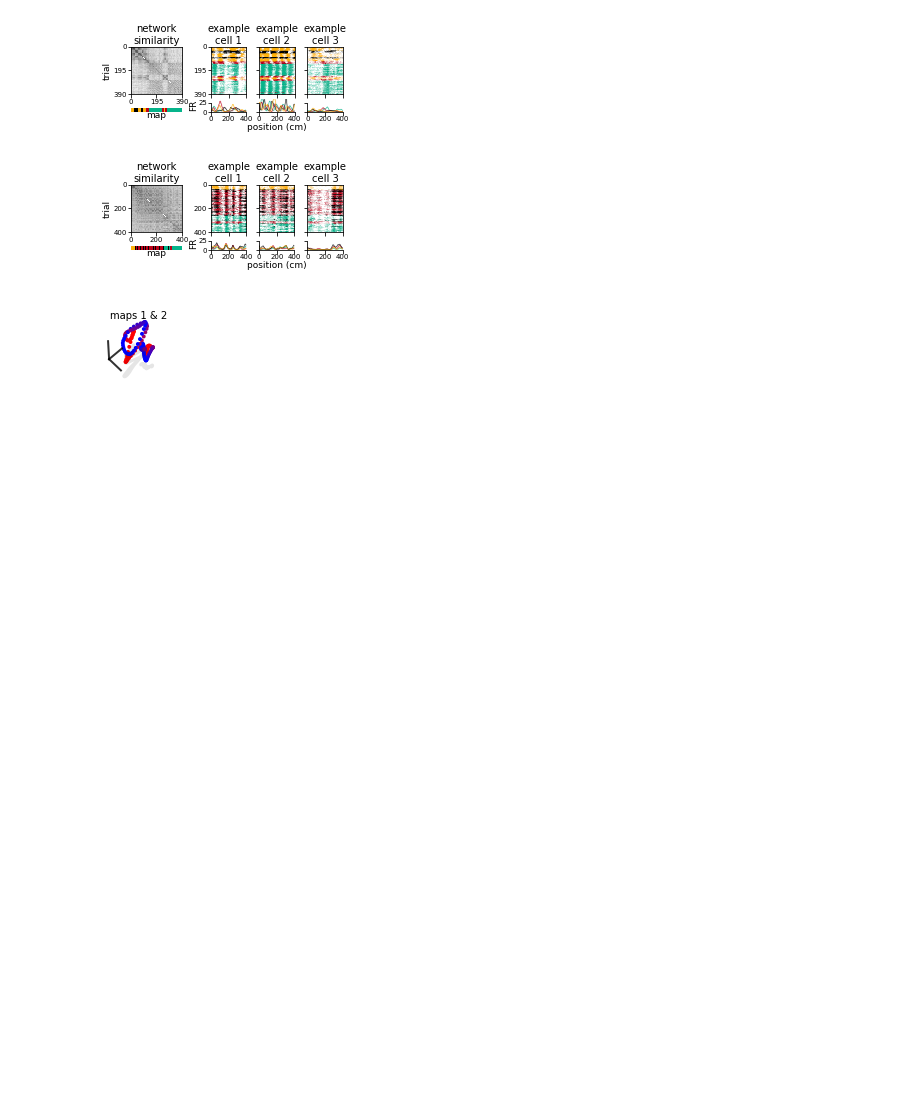
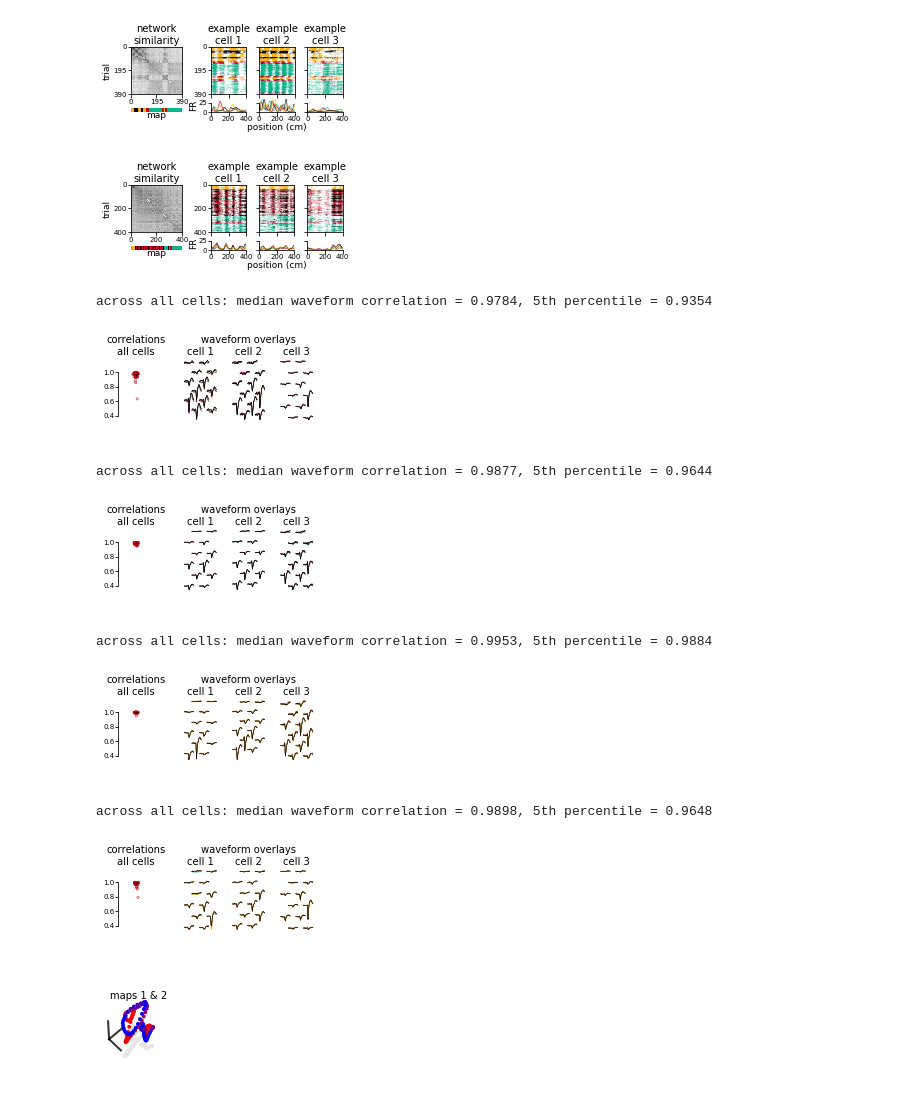
Before and after one commit to ahwillia/rnn_remapping_paper, a Jupyter notebook: fig6_multimap_neural/supp_fig_multimap_neural.ipynb, the cells around one changed output. Saved outputs shown, nothing was run; the diff lists cells and outputs as text; code cells hidden in the pictures; blank space fills up the shorter version.

Commit message:
waveform overlay fig panels

```diff
--- a/fig6_multimap_neural/supp_fig_multimap_neural.ipynb
+++ b/fig6_multimap_neural/supp_fig_multimap_neural.ipynb
@@ -17,7 +17,7 @@ import fig6_plots
 import supp_fig3_plots as supp_plots
 # %%
 # file paths
-data_folder = f"../data/neural_data/"
+data_folder = f"../data/neural_data/multi_map/"
 save_folder = f"../figures/supp_multimap_neural_plots/"
 if os.path.isdir(save_folder):
     print('save folder exists')
@@ -136,6 +140,27 @@ for i, session_ID in enumerate(session_IDs):
 [figure]
 [figure]
 [figure]
+# %%
+''' waveform correlations and overlays for example cells '''
+for i, session_ID in enumerate(session_IDs):
+    #data params
+    d = data[session_ID]
+    c_id = ex_cells[i]
+
+    # make figure
+    f, gs = supp_plots.plot_b(d=d, cell_ID=c_id, session_idx=i)
+    f.savefig(f'{save_folder}{session_ID}_waveforms.png',
+              dpi=600, bbox_inches='tight')
+    plt.show()
+# %% [output]
+across all cells: median waveform correlation = 0.9784, 5th percentile = 0.9354
+[figure, added]
+across all cells: median waveform correlation = 0.9877, 5th percentile = 0.9644
+[figure, added]
+across all cells: median waveform correlation = 0.9953, 5th percentile = 0.9884
+[figure, added]
+across all cells: median waveform correlation = 0.9898, 5th percentile = 0.9648
+[figure, added]
 # %%
 ''' define the map pairs '''
 for i, session_ID in enumerate(session_IDs):
```
Also changed, not shown: parts of 3 cells of this notebook, 15 other files.
